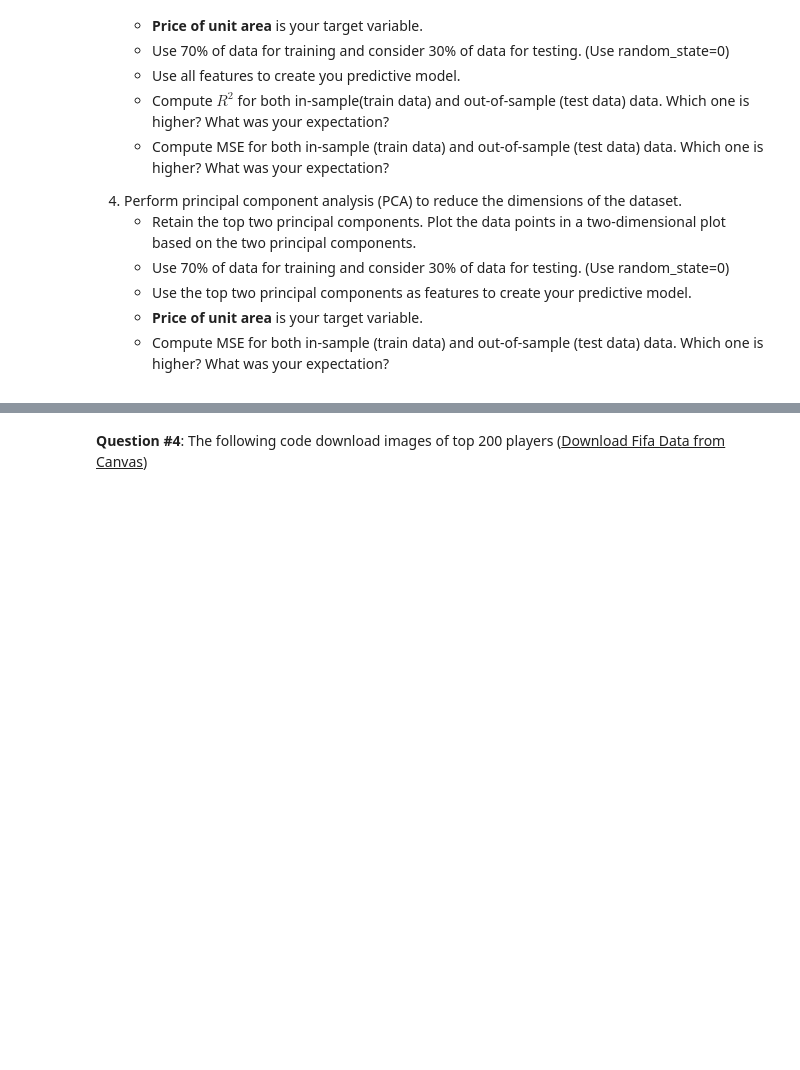
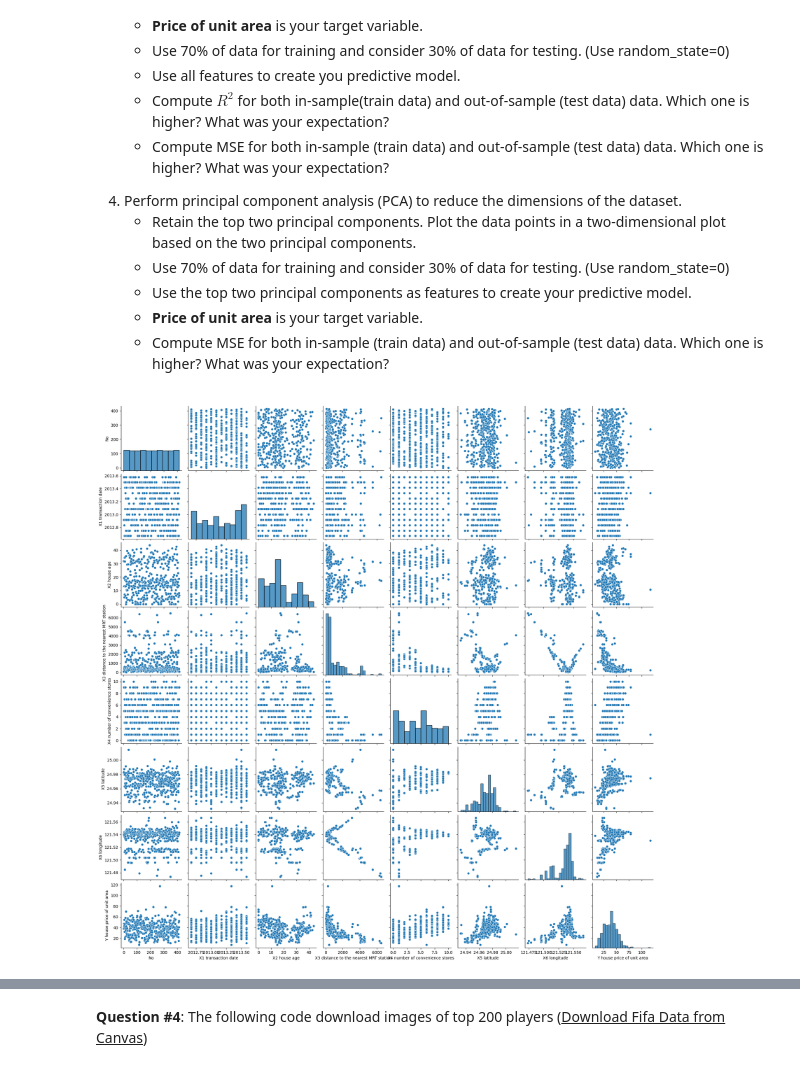
Before and after one commit to Sachin-Sarathe/ABI-Assignment, a Jupyter notebook: vineeth/Assignment#2.ipynb, the cells around one changed output, grey strips where cells are left out. Cells and saved outputs as stored; diff of their text form; code cells hidden in the pictures; blank space fills up the shorter version.

```diff
--- a/vineeth/Assignment#2.ipynb
+++ b/vineeth/Assignment#2.ipynb
@@ -184,5 +338,10 @@ plt.show()
     <li> Compute MSE for both in-sample (train data) and out-of-sample (test data) data. Which one is higher? What was your expectation?</li></ul>
 # %%
 # Write your answer here (part1)
+df_real_estate = pd.read_csv("Real estate.csv")
 # %%
-# Write your answer here (part2)
+# create pairplot to visualize pairwise relationships between variables
+sns.pairplot(df_real_estate)
+plt.show()
+# %% [output]
+[figure, added]
```
Also changed, not shown: parts of 36 cells of this notebook, 1 other file.
